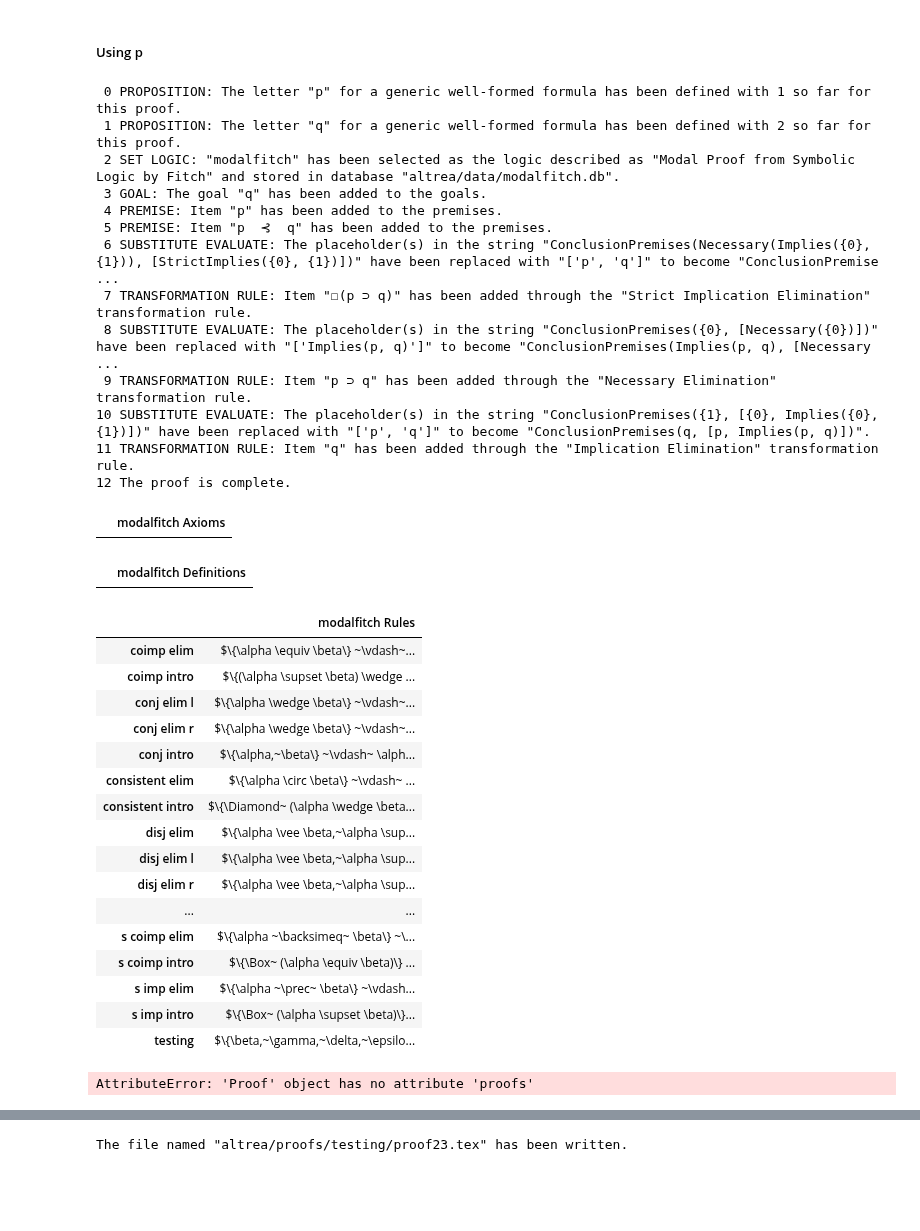
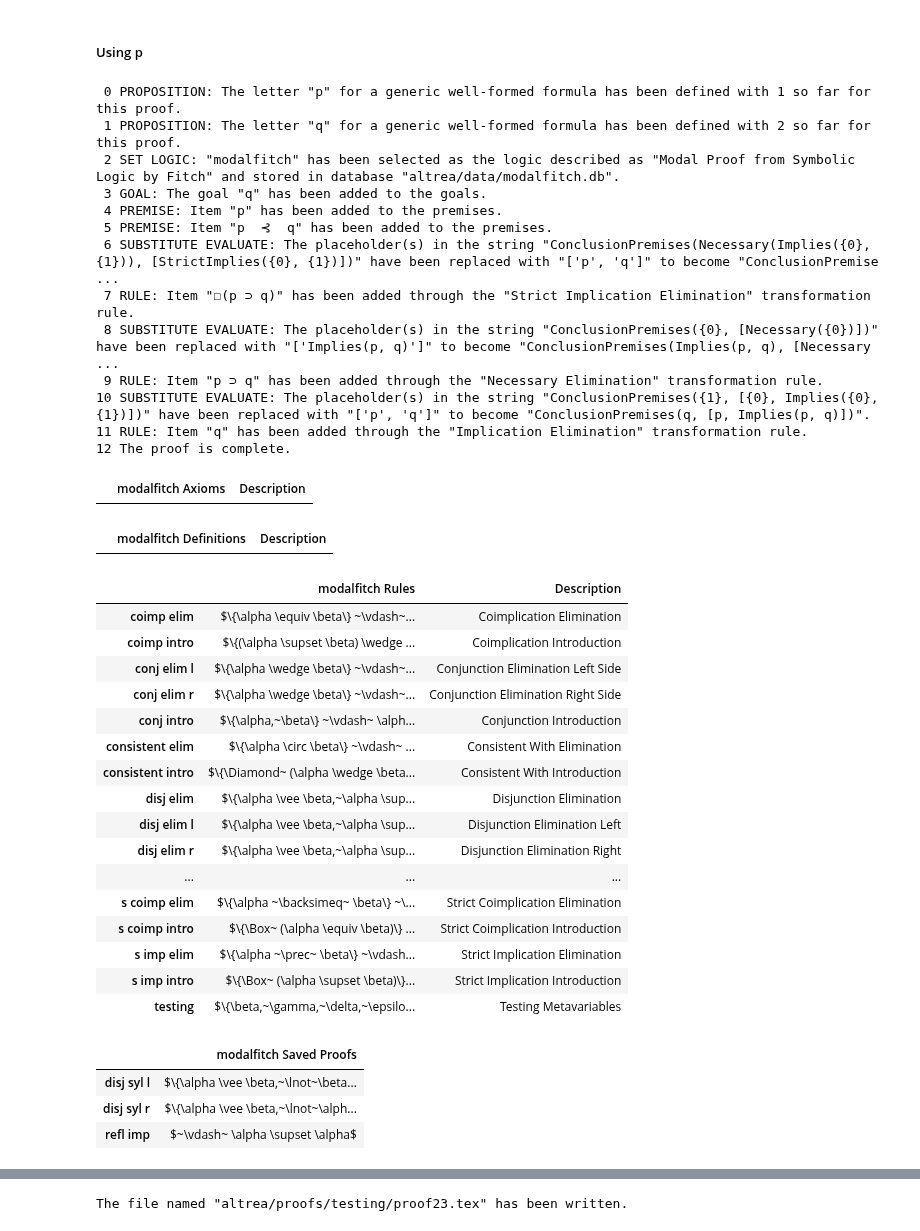
Before and after one commit to FrankHubeny/AltRea, a Jupyter notebook: modalfitch.ipynb, the cells around one changed output, grey strips where cells are left out. Saved outputs shown, nothing was run; the diff lists cells and outputs as text; code cells hidden in the pictures; blank space fills up the shorter version.

```diff
--- a/modalfitch.ipynb
+++ b/modalfitch.ipynb
@@ -135,54 +135,57 @@ from IPython.display import display, Math, Latex
 import pandas as pd
 pd.options.display.max_colwidth=500
 from altrea.wffs import Wff, Implies, Not, Or, And, Necessary, StrictImplies
 from altrea.rules import Proof
 mps = Proof('m p s 1', 'Strict Modus Ponens 1', 'Modus Ponens for Strict Implication 1')
 p = mps.proposition('p')
 q = mps.proposition('q')
 mps.setlogic('modalfitch')
 mps.goal(q)
 mps.premise(p)
 mps.premise(StrictImplies(p, q))
 mps.rule('s imp elim', [p, q], [2])
 mps.rule('nec elim', [Implies(p, q)], [3])
 mps.rule('imp elim', [p, q], [1, 4])
 mps.displaylog()
 display(mps.axioms())
 display(mps.definitions())
 display(mps.rules())
-display(mps.proofs())
+display(mps.lemmas())
 display(mps.thisproof())
 # %% [output]
  0 PROPOSITION: The letter "p" for a generic well-formed formula has been defined with 1 so far for this proof.
  1 PROPOSITION: The letter "q" for a generic well-formed formula has been defined with 2 so far for this proof.
  2 SET LOGIC: "modalfitch" has been selected as the logic described as "Modal Proof from Symbolic Logic by Fitch" and stored in database "altrea/data/modalfitch.db".
  3 GOAL: The goal "q" has been added to the goals.
  4 PREMISE: Item "p" has been added to the premises.
  5 PREMISE: Item "p  ⊰  q" has been added to the premises.
  6 SUBSTITUTE EVALUATE: The placeholder(s) in the string "ConclusionPremises(Necessary(Implies({0}, {1})), [StrictImplies({0}, {1})])" have been replaced with "['p', 'q']" to become "ConclusionPremise ...
- 7 TRANSFORMATION RULE: Item "☐(p ⊃ q)" has been added through the "Strict Implication Elimination" transformation rule.
+ 7 RULE: Item "☐(p ⊃ q)" has been added through the "Strict Implication Elimination" transformation rule.
  8 SUBSTITUTE EVALUATE: The placeholder(s) in the string "ConclusionPremises({0}, [Necessary({0})])" have been replaced with "['Implies(p, q)']" to become "ConclusionPremises(Implies(p, q), [Necessary ...
- 9 TRANSFORMATION RULE: Item "p ⊃ q" has been added through the "Necessary Elimination" transformation rule.
+ 9 RULE: Item "p ⊃ q" has been added through the "Necessary Elimination" transformation rule.
 10 SUBSTITUTE EVALUATE: The placeholder(s) in the string "ConclusionPremises({1}, [{0}, Implies({0}, {1})])" have been replaced with "['p', 'q']" to become "ConclusionPremises(q, [p, Implies(p, q)])".
-11 TRANSFORMATION RULE: Item "q" has been added through the "Implication Elimination" transformation rule.
+11 RULE: Item "q" has been added through the "Implication Elimination" transformation rule.
 12 The proof is complete.
-|  | modalfitch Axioms |
+|  | modalfitch Axioms | Description |
-|  | modalfitch Definitions |
+|  | modalfitch Definitions | Description |
-|  | modalfitch Rules |
-| coimp elim | $\{\alpha \equiv \beta\} ~\vdash~... |
-| coimp intro | $\{(\alpha \supset \beta) \wedge ... |
-| conj elim l | $\{\alpha \wedge \beta\} ~\vdash~... |
-| conj elim r | $\{\alpha \wedge \beta\} ~\vdash~... |
-| conj intro | $\{\alpha,~\beta\} ~\vdash~ \alph... |
-| consistent elim | $\{\alpha \circ \beta\} ~\vdash~ ... |
-| consistent intro | $\{\Diamond~ (\alpha \wedge \beta... |
-| disj elim | $\{\alpha \vee \beta,~\alpha \sup... |
-| disj elim l | $\{\alpha \vee \beta,~\alpha \sup... |
-| disj elim r | $\{\alpha \vee \beta,~\alpha \sup... |
-| ... | ... |
-| s coimp elim | $\{\alpha ~\backsimeq~ \beta\} ~\... |
-| s coimp intro | $\{\Box~ (\alpha \equiv \beta)\} ... |
-| s imp elim | $\{\alpha ~\prec~ \beta\} ~\vdash... |
-| s imp intro | $\{\Box~ (\alpha \supset \beta)\}... |
-| testing | $\{\beta,~\gamma,~\delta,~\epsilo... |
+|  | modalfitch Rules | Description |
+| coimp elim | $\{\alpha \equiv \beta\} ~\vdash~... | Coimplication Elimination |
+| coimp intro | $\{(\alpha \supset \beta) \wedge ... | Coimplication Introduction |
+| conj elim l | $\{\alpha \wedge \beta\} ~\vdash~... | Conjunction Elimination Left Side |
+| conj elim r | $\{\alpha \wedge \beta\} ~\vdash~... | Conjunction Elimination Right Side |
+| conj intro | $\{\alpha,~\beta\} ~\vdash~ \alph... | Conjunction Introduction |
+| consistent elim | $\{\alpha \circ \beta\} ~\vdash~ ... | Consistent With Elimination |
+| consistent intro | $\{\Diamond~ (\alpha \wedge \beta... | Consistent With Introduction |
+| disj elim | $\{\alpha \vee \beta,~\alpha \sup... | Disjunction Elimination |
+| disj elim l | $\{\alpha \vee \beta,~\alpha \sup... | Disjunction Elimination Left |
+| disj elim r | $\{\alpha \vee \beta,~\alpha \sup... | Disjunction Elimination Right |
+| ... | ... | ... |
+| s coimp elim | $\{\alpha ~\backsimeq~ \beta\} ~\... | Strict Coimplication Elimination |
+| s coimp intro | $\{\Box~ (\alpha \equiv \beta)\} ... | Strict Coimplication Introduction |
+| s imp elim | $\{\alpha ~\prec~ \beta\} ~\vdash... | Strict Implication Elimination |
+| s imp intro | $\{\Box~ (\alpha \supset \beta)\}... | Strict Implication Introduction |
+| testing | $\{\beta,~\gamma,~\delta,~\epsilo... | Testing Metavariables |
-AttributeError: 'Proof' object has no attribute 'proofs'
+|  | modalfitch Saved Proofs |
+| disj syl l | $\{\alpha \vee \beta,~\lnot~\beta... |
+| disj syl r | $\{\alpha \vee \beta,~\lnot~\alph... |
+| refl imp | $~\vdash~ \alpha \supset \alpha$ |
```
Also changed, not shown: parts of 15 cells of this notebook, 13 other files.
